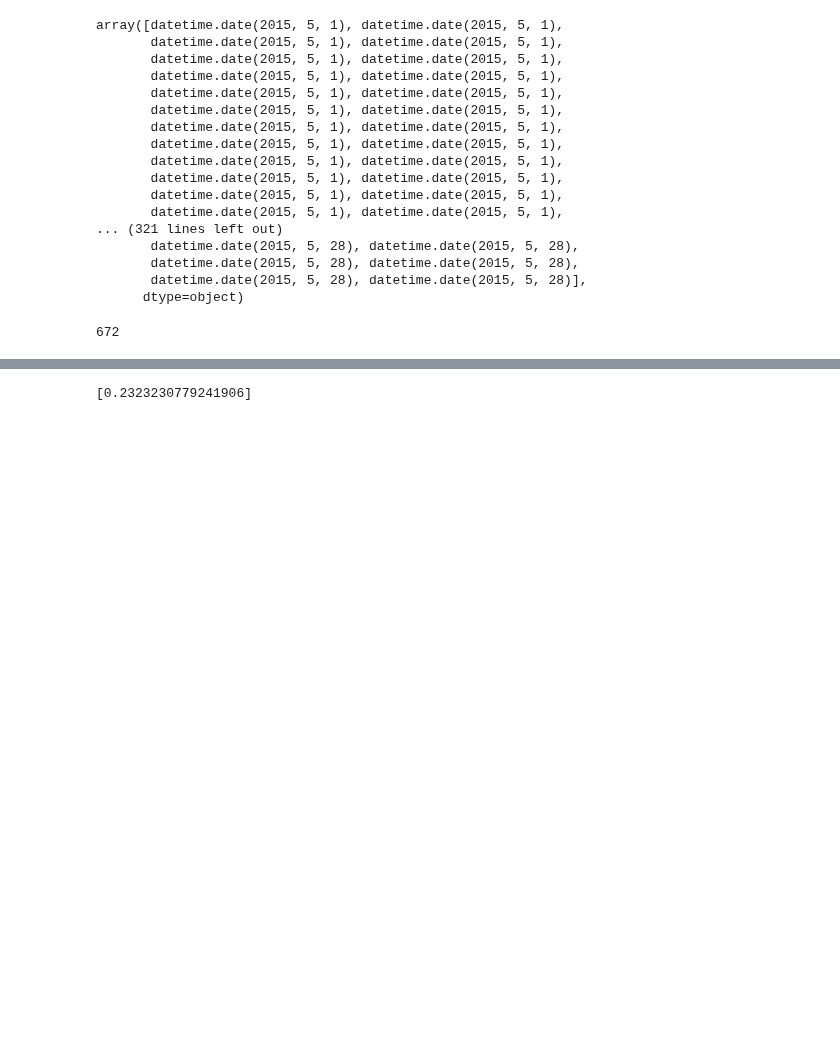
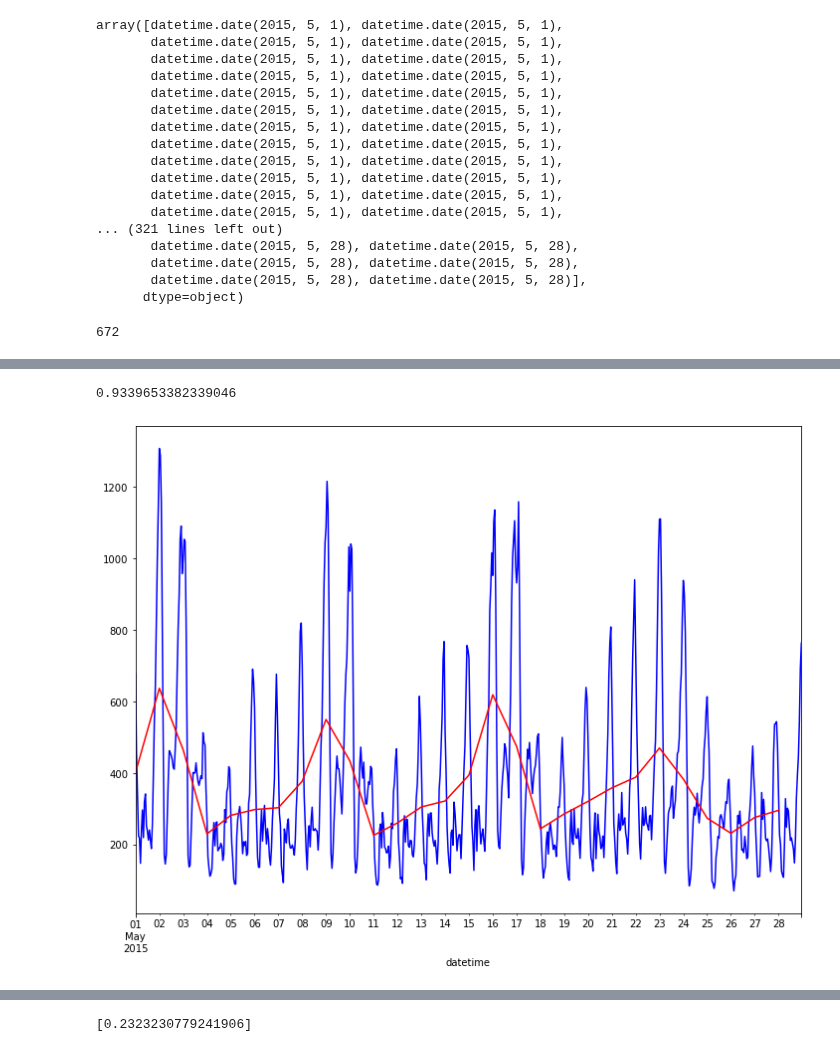
Before and after one commit to dminikorenb/DataLearning, a Jupyter notebook: 3-Taxi/dminik6_part3_w3.ipynb, the cells around one changed output, grey strips where cells are left out. Cells and saved outputs as stored; diff of their text form; code cells hidden in the pictures; blank space fills up the shorter version.

```diff
--- a/3-Taxi/dminik6_part3_w3.ipynb
+++ b/3-Taxi/dminik6_part3_w3.ipynb
@@ -168,0 +173,58 @@ stmp = s.head(28*24)['count']
+# %%
+# Попробуем так: вычислим коэффициенты для значенией, усредненных за день, а потом по ним
+# рассчитаем и отобразим все значения.
+
+rcParams['figure.figsize'] = 12, 9
+
+
+stmp = s.head(4*7*24).copy()
+s_mean = stmp.resample('D').mean()
+
+t_period = 7
+
+# можно для начала взять K равным 2-5
+Kmax = 5
+# for Kmax in range(2, 20):
+X_week = []
+for i in range(0, len(s_mean)):
+    X_week.append([ math.sin(i* 2.*math.pi*k/t_period) for k in range(1, Kmax+1)] +
+                  [ math.cos(i* 2.*math.pi*k/t_period) for k in range(1, Kmax+1)])
+
+lr = LinearRegression()
+lr.fit( X_week , s_mean['count'].values)
+score  = lr.score(X_week , s_mean['count'].values)
+print(score)
+
+
+
+# t_period = 7*24
+# X_week_pred = []
+# for i in range(0, len(stmp)):
+#     X_week_pred.append([ math.sin(i* 2.*math.pi*k/t_period) for k in range(1, Kmax+1)] +
+#                        [ math.cos(i* 2.*math.pi*k/t_period) for k in range(1, Kmax+1)])
+
+# stmp['tmp']  = lr.predict(X_week_pred)
+s_mean['tmp'] = lr.predict(X_week)
+
+
+fig = plt.figure(figsize=(12, 9))
+ax = fig.add_subplot(1,1,1)
+
+stmp['count'].plot(ax=ax, color='b')
+s_mean['count'].plot(ax=ax, color='r')
+
+# stmp['tmp'] = y_test
+# stmp['delta'] = stmp['count'] - stmp['tmp']
+# stmp[['count',  'tmp', 'delta']].plot()
+#     stmp['delta'].plot()
+#     pl.plot(y_test)
+#     pl.plot(stmp.values)
+#     pl.set
+# print(l_score)
+# rcParams['figure.figsize'] = 12, 9
+# decomp=seasonal_decompose(stmp['delta'] )
+# decomp.plot()
+pl.show();
+# %% [output]
+0.9339653382339046
+[figure, added]
```
Also changed, not shown: parts of 4 cells of this notebook.
